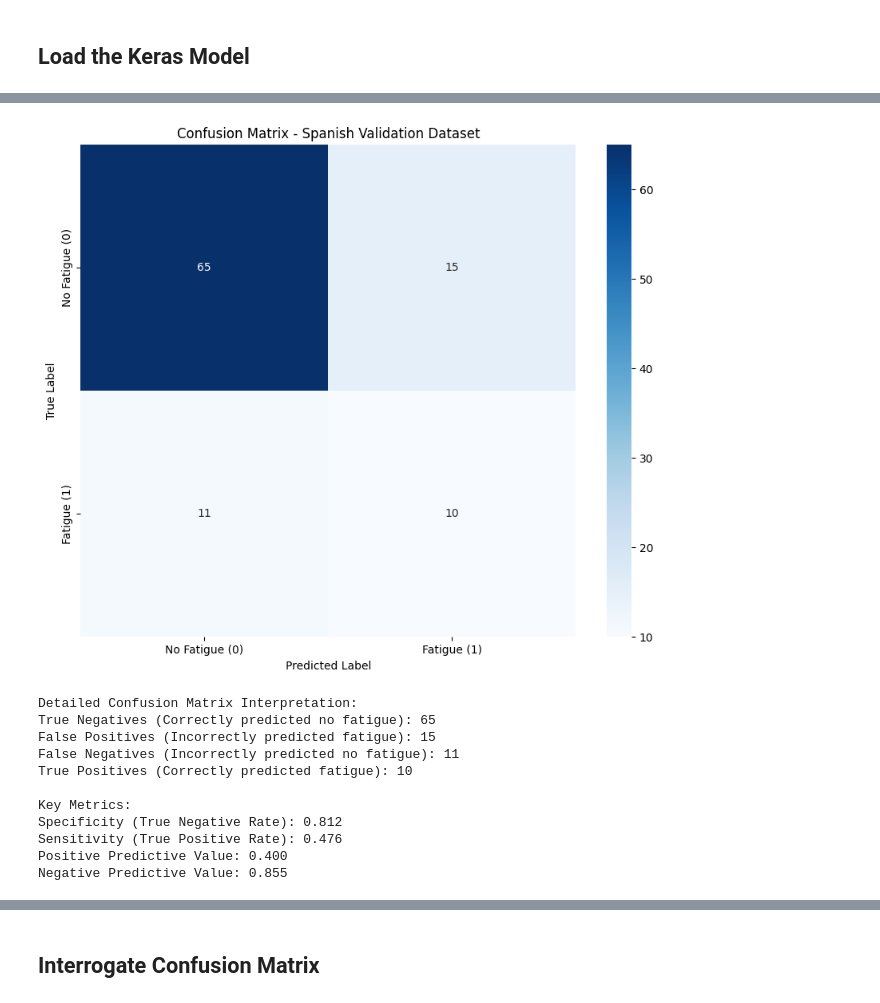
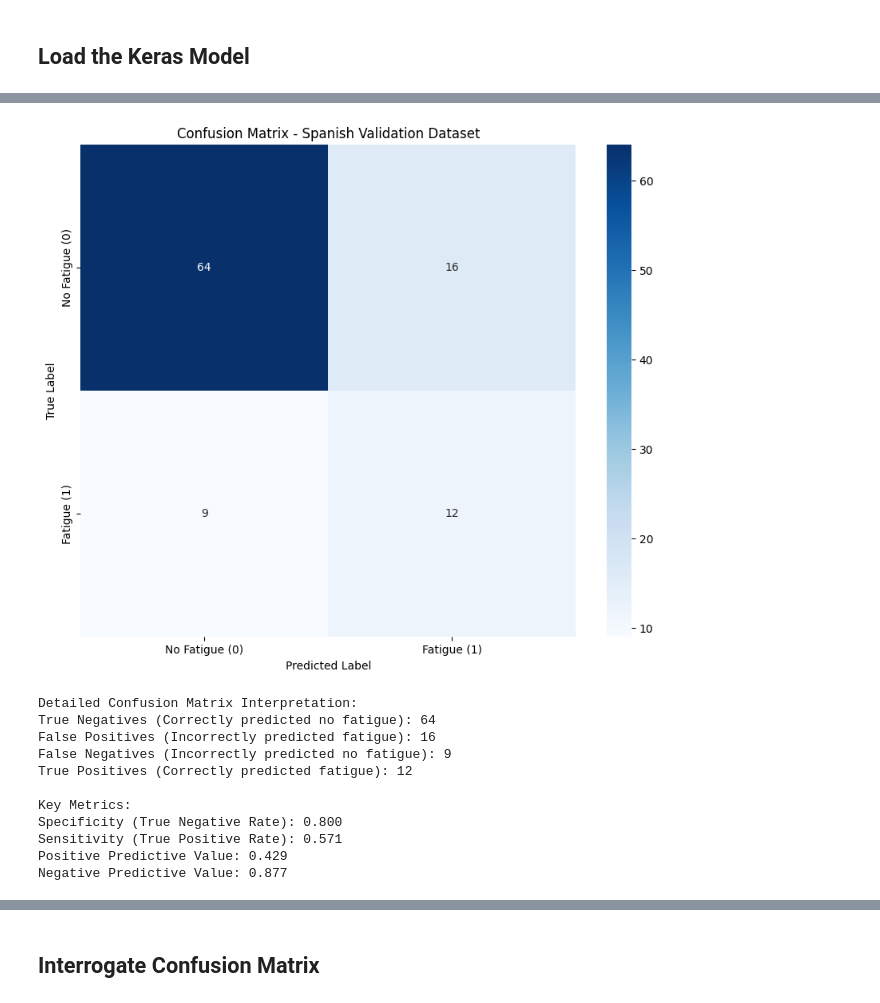
Before and after one commit to 1-gut/machine_learning_for_ibd_fatigue, a Jupyter notebook: 8_validation_spain.ipynb, the cells around one changed output, grey strips where cells are left out. Drawn from its saved outputs; the diff is of its cells as text; code cells hidden in the pictures.

```diff
--- a/8_validation_spain.ipynb
+++ b/8_validation_spain.ipynb
@@ -26,7 +33,7 @@ df = pd.read_excel(
     "data/fatigue_ml_data_validation_spain.xlsx", sheet_name="fatigue_validation"
 )
 # %%
-target_df = pd.read_csv("output/dnn/export/X_test.csv")
+target_df = pd.read_csv(DNN_DIR / "exports" / "X_test.csv")
 # %% [markdown]
 ## Data Cleaning
 
@@ -271,7 +273,7 @@ All data types match!
 ## Scale Data
 # %%
 # Load the scaler that was used on the training data
-scaler = joblib.load('output/dnn/export/scaler_2025-04-09.pkl')
+scaler = joblib.load(DNN_DIR / "exports" / "scaler_2025-04-24.pkl")
 
 numerical_features = [
     col
@@ -284,7 +286,7 @@ X_spain[numerical_features] = scaler.transform(X_spain[numerical_features])
 # %% [markdown]
 ## Load the Keras Model
 # %%
-model = keras.saving.load_model("output/dnn/export/fatigue_model_2025-04-09.keras")
+model = keras.saving.load_model(DNN_DIR / "exports" / "IFM-1_2025-04-24.keras")
 # %%
 # Get probability predictions
 y_pred_proba = model.predict(X_spain)
@@ -322,6 +350,6 @@ Confusion Matrix:
 # %%
 try:
-    with open('output/statsmodels/statsmodels_logreg.pkl', 'rb') as f:
+    with open(BENCHMARKING_DIR / "statsmodels_logreg.pkl", "rb") as f:
         logreg_model = pickle.load(f)
 
     # Prepare data for statsmodels prediction (add constant if needed)
@@ -330,7 +358,7 @@ try:
     # Assuming X_spain columns match the training features and order.
     # If the original model used sm.add_constant, add it here.
     # For now, let's assume it might need a constant based on typical statsmodels usage.
-    X_spain_const = sm.add_constant(X_spain, has_constant='add')
+    X_spain_const = sm.add_constant(X_spain, has_constant="add")
 
     # Ensure columns match the model's exog_names, adding missing ones with 0 if necessary
     missing_cols = set(logreg_model.params.index) - set(X_spain_const.columns)
@@ -338,7 +366,6 @@ try:
         X_spain_const[c] = 0
     # Ensure the order of columns matches the model's parameters
     X_spain_const = X_spain_const[logreg_model.params.index]
-
 
     # Get probability predictions for Logistic Regression model
     y_pred_proba_logreg = logreg_model.predict(X_spain_const)
@@ -348,7 +375,9 @@ try:
     roc_auc_logreg = auc(fpr_logreg, tpr_logreg)
     logreg_loaded = True
 except FileNotFoundError:
-    print("\\nWarning: Logistic regression model file not found at output/statsmodels/stasmodels_logreg.pkl")
+    print(
+        "\\nWarning: Logistic regression model file not found."
+    )
     logreg_loaded = False
 except Exception as e:
     print(f"\\nError loading or predicting with logistic regression model: {e}")
@@ -392,45 +616,50 @@ AUC Score (Logistic Regression): 0.748
 # %%
 # Create and plot confusion matrix with labels
 cm = confusion_matrix(y_spain, y_pred)
 
 plt.figure(figsize=(10, 8))
-sns.heatmap(cm, annot=True, fmt='d', cmap='Blues',
-            xticklabels=['No Fatigue (0)', 'Fatigue (1)'],
-            yticklabels=['No Fatigue (0)', 'Fatigue (1)'])
-plt.title('Confusion Matrix - Spanish Validation Dataset')
-plt.ylabel('True Label')
-plt.xlabel('Predicted Label')
+sns.heatmap(
+    cm,
+    annot=True,
+    fmt="d",
+    cmap="Blues",
+    xticklabels=["No Fatigue (0)", "Fatigue (1)"],
+    yticklabels=["No Fatigue (0)", "Fatigue (1)"],
+)
+plt.title("Confusion Matrix - Spanish Validation Dataset")
+plt.ylabel("True Label")
+plt.xlabel("Predicted Label")
 plt.show()
 
 # Calculate and display detailed metrics
 tn, fp, fn, tp = cm.ravel()
 print("\nDetailed Confusion Matrix Interpretation:")
 print(f"True Negatives (Correctly predicted no fatigue): {tn}")
 print(f"False Positives (Incorrectly predicted fatigue): {fp}")
 print(f"False Negatives (Incorrectly predicted no fatigue): {fn}")
 print(f"True Positives (Correctly predicted fatigue): {tp}")
 
 # Calculate additional metrics
 specificity = tn / (tn + fp)
 sensitivity = tp / (tp + fn)
 ppv = tp / (tp + fp)
 npv = tn / (tn + fn)
 
 print("\nKey Metrics:")
 print(f"Specificity (True Negative Rate): {specificity:.3f}")
 print(f"Sensitivity (True Positive Rate): {sensitivity:.3f}")
 print(f"Positive Predictive Value: {ppv:.3f}")
 print(f"Negative Predictive Value: {npv:.3f}")
 # %% [output]
-[figure, old version]
+[figure, new version]
 Detailed Confusion Matrix Interpretation:
-True Negatives (Correctly predicted no fatigue): 65
-False Positives (Incorrectly predicted fatigue): 15
-False Negatives (Incorrectly predicted no fatigue): 11
-True Positives (Correctly predicted fatigue): 10
+True Negatives (Correctly predicted no fatigue): 64
+False Positives (Incorrectly predicted fatigue): 16
+False Negatives (Incorrectly predicted no fatigue): 9
+True Positives (Correctly predicted fatigue): 12
 
 Key Metrics:
-Specificity (True Negative Rate): 0.812
-Sensitivity (True Positive Rate): 0.476
-Positive Predictive Value: 0.400
-Negative Predictive Value: 0.855
+Specificity (True Negative Rate): 0.800
+Sensitivity (True Positive Rate): 0.571
+Positive Predictive Value: 0.429
+Negative Predictive Value: 0.877
```
Also changed, not shown: parts of 23 cells of this notebook, 34 other files.
